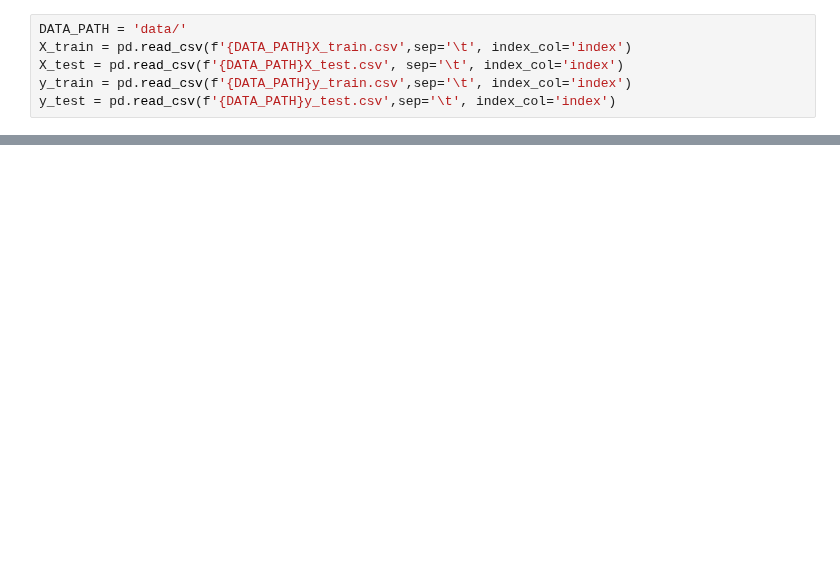
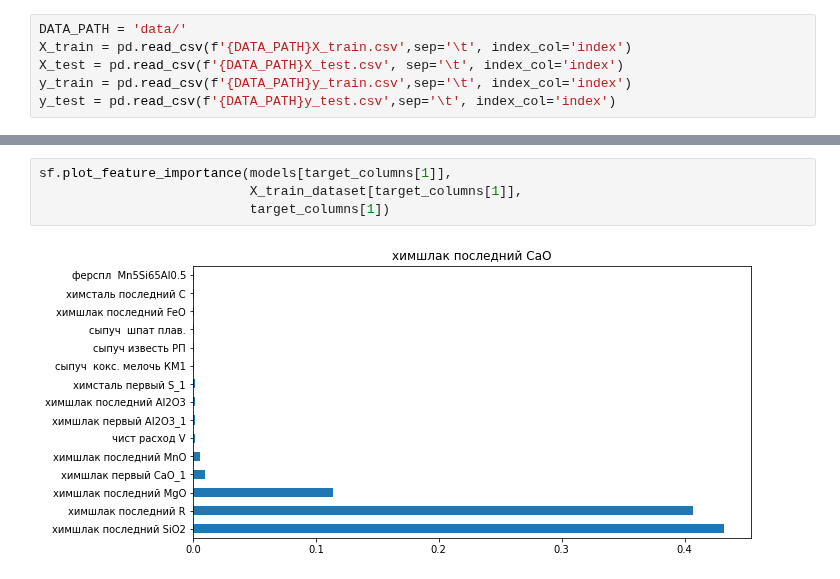
Before and after one commit to OnlyOneUseAcc/Evraz-SCC-prediction, a Jupyter notebook: GBR.ipynb, the cells around one changed output, grey strips where cells are left out. Drawn from its saved outputs; the diff is of its cells as text; blank space fills up the shorter version.

```diff
--- a/GBR.ipynb
+++ b/GBR.ipynb
@@ -83,0 +59,6 @@ AttributeError: 'Series' object has no attribute 'columns'
+# %%
+sf.plot_feature_importance(models[target_columns[1]],
+                           X_train_dataset[target_columns[1]],
+                           target_columns[1])
+# %% [output]
+[figure, added]
```
Also changed, not shown: parts of 14 cells of this notebook, 10 other files.
